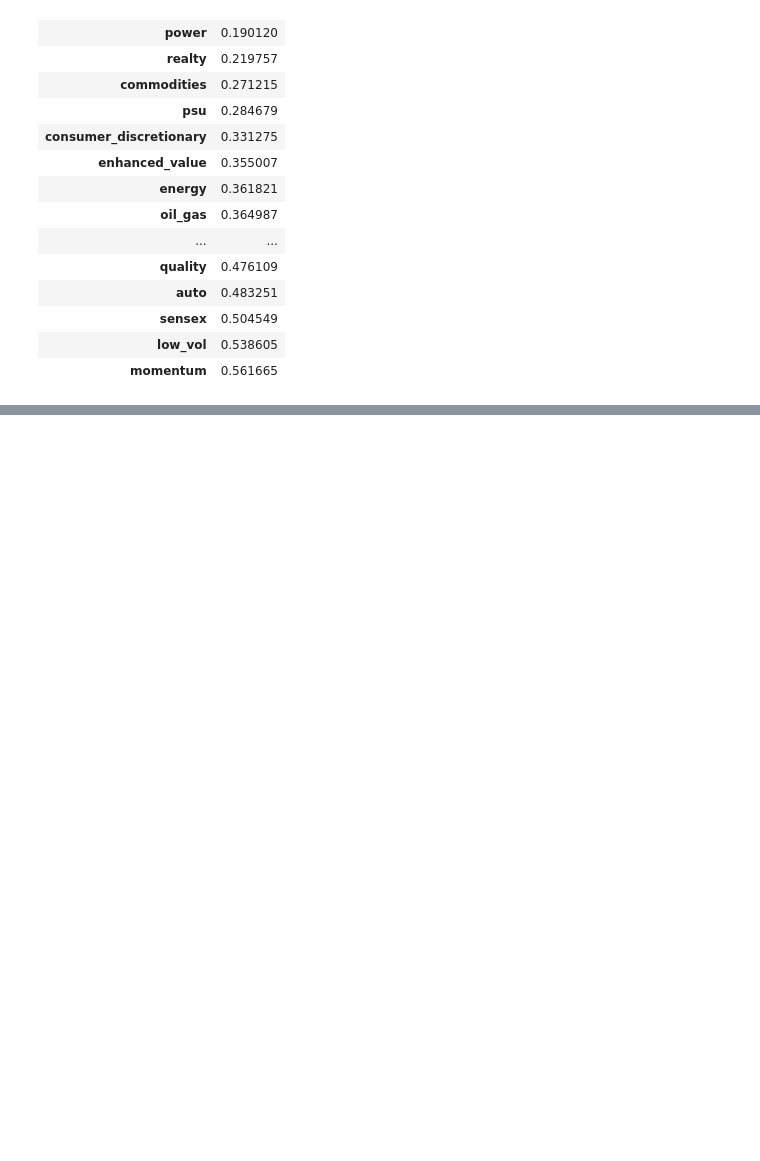
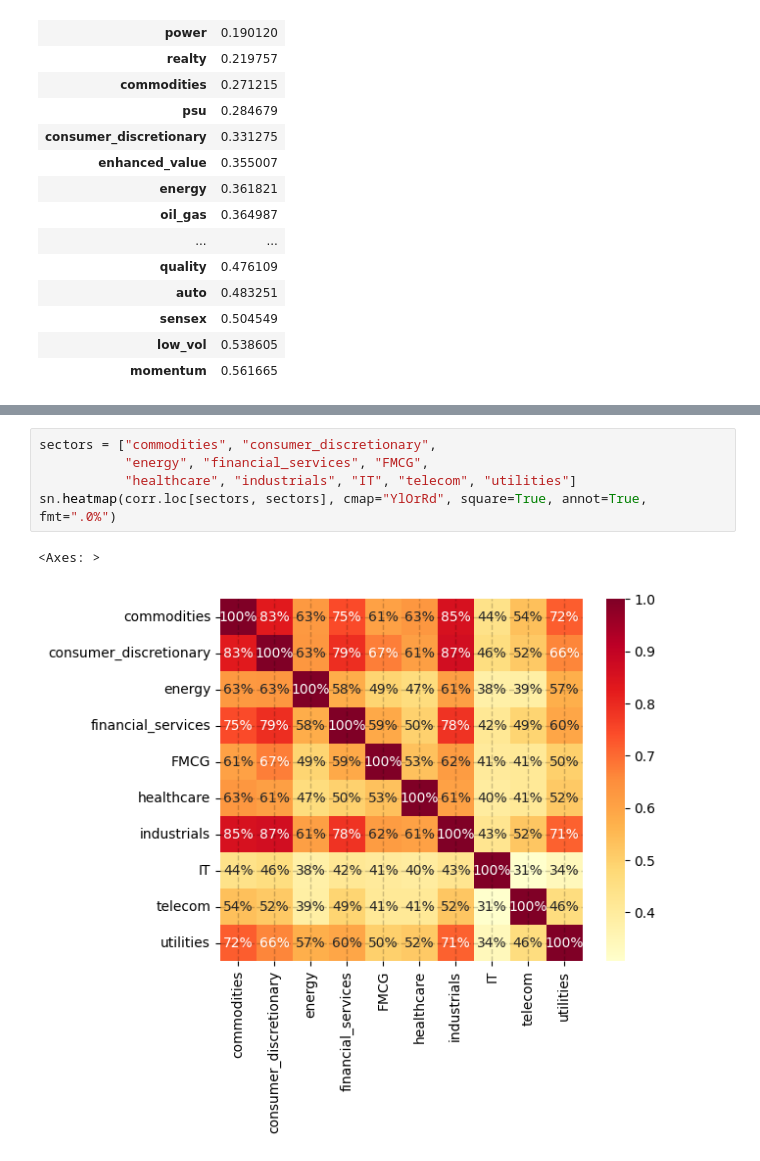
Before and after one commit to nakulrandad/Quant-Finance, a Jupyter notebook: analysis/sector.ipynb, the cells around one changed output, grey strips where cells are left out. Drawn from its saved outputs; the diff is of its cells as text; blank space fills up the shorter version.

```diff
--- a/analysis/sector.ipynb
+++ b/analysis/sector.ipynb
@@ -42,0 +52,8 @@ bse_r.quant.sharpe(rfr=0.06).rename("sharpe").to_frame().sort_values("sharpe").s
+# %%
+sectors = ["commodities", "consumer_discretionary",
+           "energy", "financial_services", "FMCG",
+           "healthcare", "industrials", "IT", "telecom", "utilities"]
+sn.heatmap(corr.loc[sectors, sectors], cmap="YlOrRd", square=True, annot=True, fmt=".0%")
+# %% [output]
+<Axes: >
+[figure, added]
```
Also changed, not shown: parts of 4 cells of this notebook, 1 other file.
